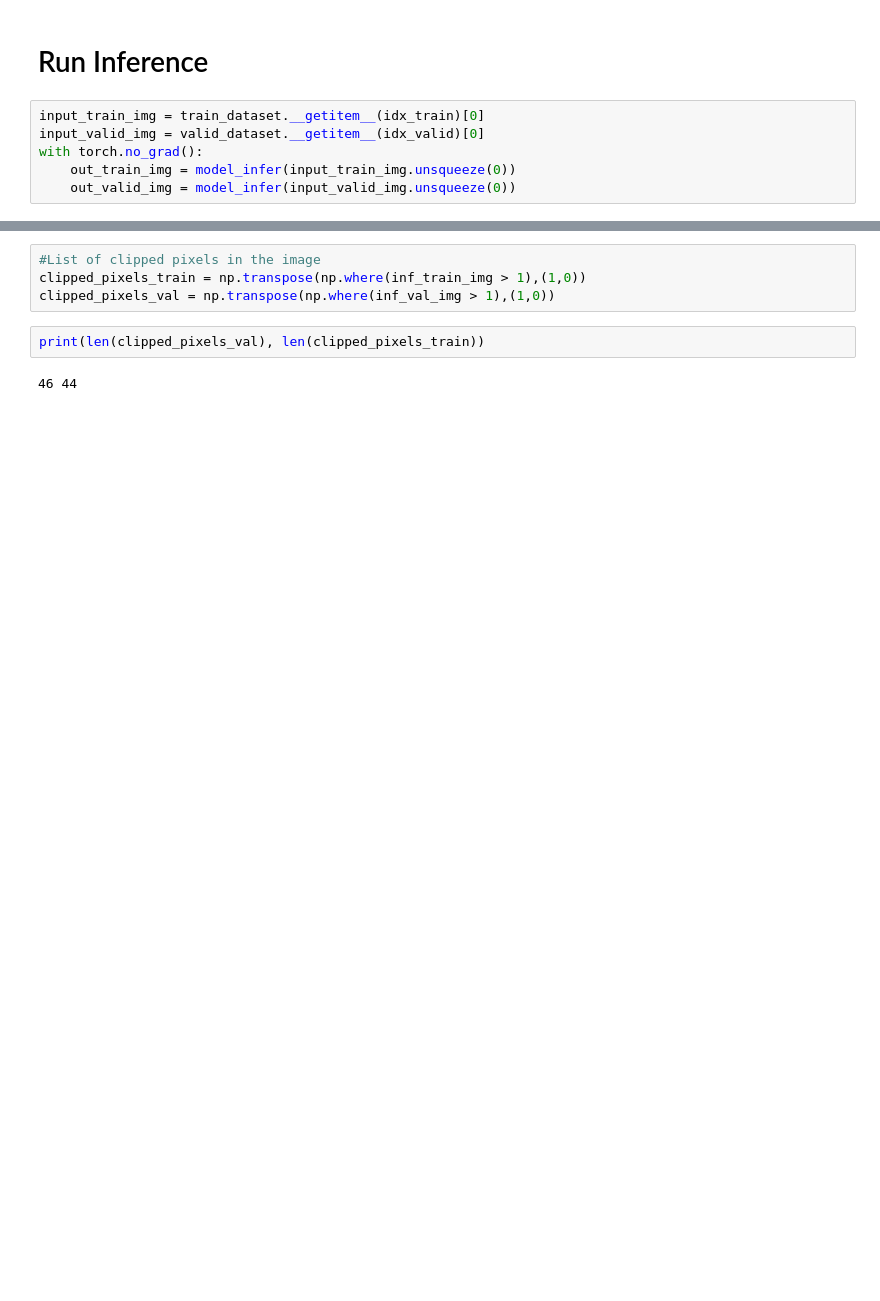
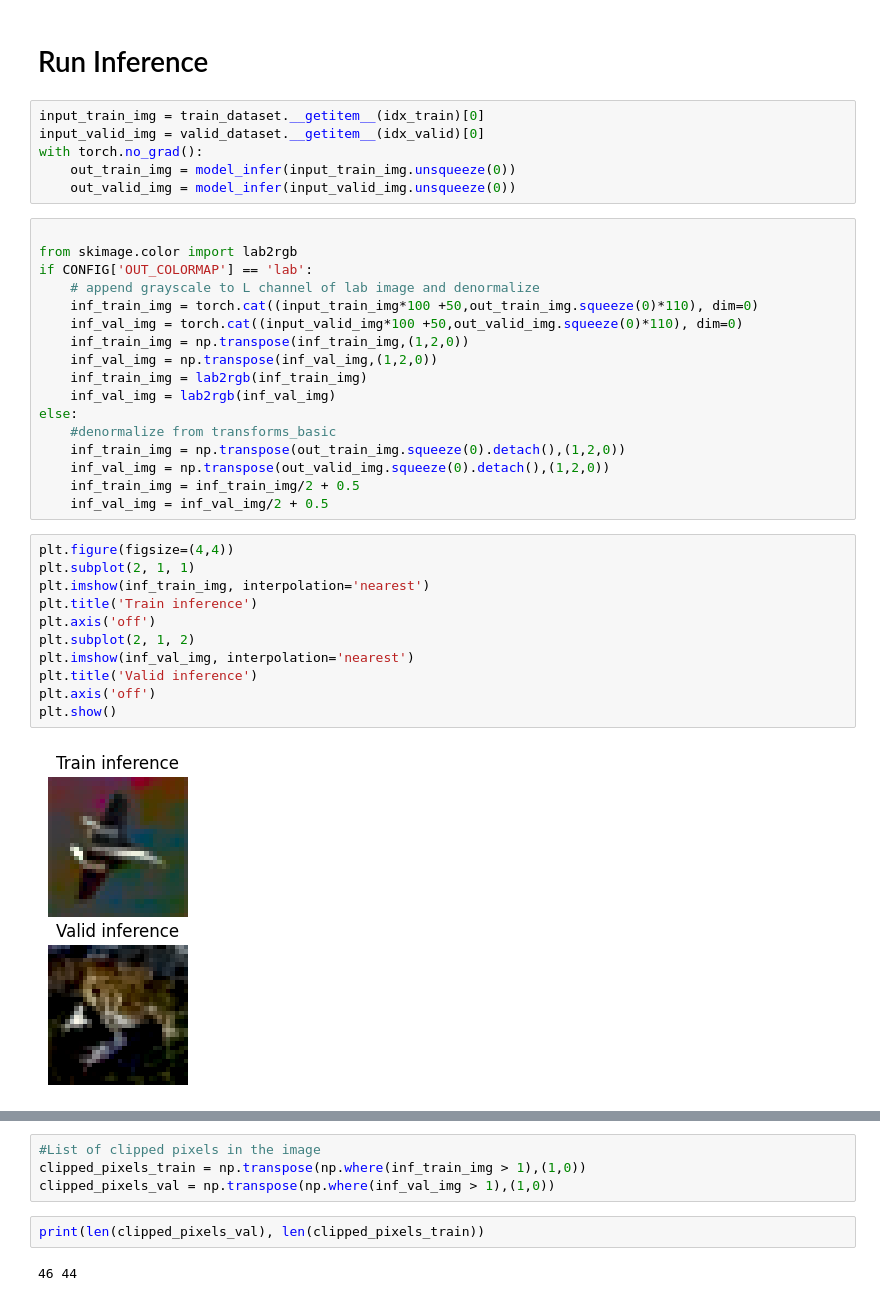
Before and after one commit to luke-kiernan/erdos-pixel-painters, a Jupyter notebook: notebooks/Analysis.ipynb, the cells around one changed output, grey strips where cells are left out. Drawn from its saved outputs; the diff is of its cells as text; blank space fills up the shorter version.

Commit message:
Added inference and ran training for Greyscale -> ab with CIFAR

```diff
--- a/notebooks/Analysis.ipynb
+++ b/notebooks/Analysis.ipynb
@@ -75,4 +75,34 @@ input_valid_img = valid_dataset.__getitem__(idx_valid)[0]
 with torch.no_grad():
     out_train_img = model_infer(input_train_img.unsqueeze(0))
     out_valid_img = model_infer(input_valid_img.unsqueeze(0))
+# %%
+
+from skimage.color import lab2rgb
+if CONFIG['OUT_COLORMAP'] == 'lab':
+    # append grayscale to L channel of lab image and denormalize
+    inf_train_img = torch.cat((input_train_img*100 +50,out_train_img.squeeze(0)*110), dim=0)
+    inf_val_img = torch.cat((input_valid_img*100 +50,out_valid_img.squeeze(0)*110), dim=0)
+    inf_train_img = np.transpose(inf_train_img,(1,2,0))
+    inf_val_img = np.transpose(inf_val_img,(1,2,0))
+    inf_train_img = lab2rgb(inf_train_img)
+    inf_val_img = lab2rgb(inf_val_img)
+else:
+    #denormalize from transforms_basic
+    inf_train_img = np.transpose(out_train_img.squeeze(0).detach(),(1,2,0))
+    inf_val_img = np.transpose(out_valid_img.squeeze(0).detach(),(1,2,0))
+    inf_train_img = inf_train_img/2 + 0.5
+    inf_val_img = inf_val_img/2 + 0.5
+# %%
+plt.figure(figsize=(4,4))
+plt.subplot(2, 1, 1)
+plt.imshow(inf_train_img, interpolation='nearest')
+plt.title('Train inference')
+plt.axis('off')
+plt.subplot(2, 1, 2)
+plt.imshow(inf_val_img, interpolation='nearest')
+plt.title('Valid inference')
+plt.axis('off')
+plt.show()
+# %% [output]
+[figure, added]
 # %%
```
Also changed, not shown: parts of 4 cells of this notebook, 3 other files.
